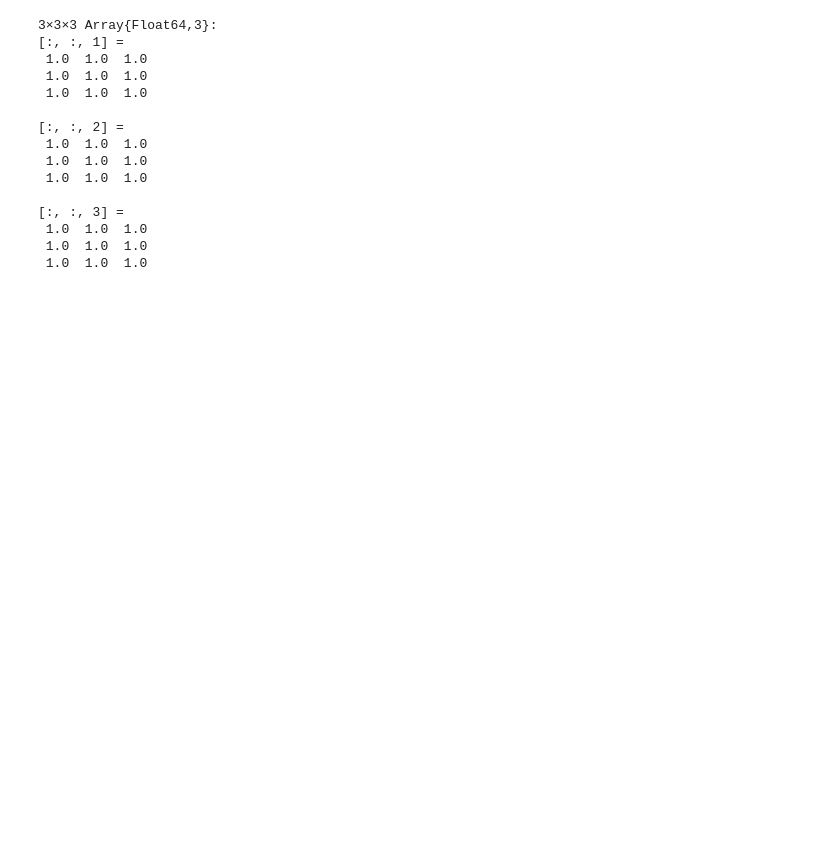
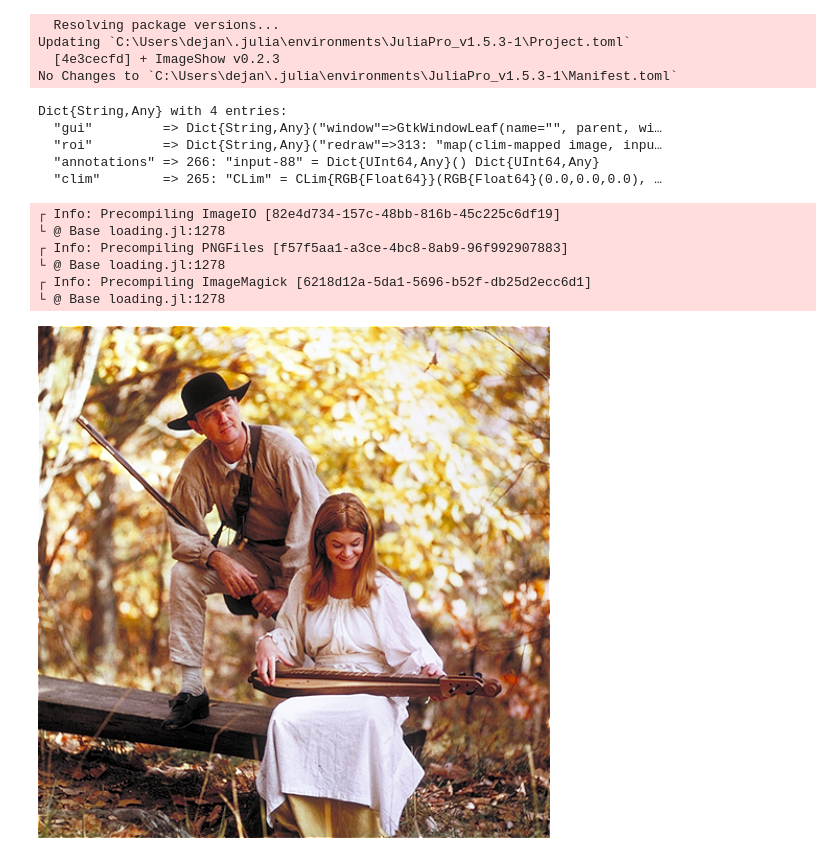
Before and after one commit to Dejan-Ilic/ComputerAlgebraJPEG, a Jupyter notebook: Julia/JPEG.ipynb, the cells around one changed output. Drawn from its saved outputs; the diff is of its cells as text; code cells hidden in the pictures; blank space fills up the shorter version.

Commit message:
Rescaled image in MATLAB to [0,255], finally got imshow working in Julia

```diff
--- a/Julia/JPEG.ipynb
+++ b/Julia/JPEG.ipynb
@@ -210,29 +209,18 @@ df = floor.(decode_channel(dF).+0.5)
 #vermelden.
 
 heatmap(f-df, color = :cividis)
-# %%
-T = ones(3,3)
-A = cat(T, T, T, dims=3)
-# %% [output]
-3×3×3 Array{Float64,3}:
-[:, :, 1] =
- 1.0  1.0  1.0
- 1.0  1.0  1.0
- 1.0  1.0  1.0
-
-[:, :, 2] =
- 1.0  1.0  1.0
- 1.0  1.0  1.0
- 1.0  1.0  1.0
-
-[:, :, 3] =
- 1.0  1.0  1.0
- 1.0  1.0  1.0
- 1.0  1.0  1.0
+# %%
+Pkg.add("ImageShow")
+# %% [output]
+  Resolving package versions...
+Updating `C:\Users\dejan\.julia\environments\JuliaPro_v1.5.3-1\Project.toml`
+  [4e3cecfd] + ImageShow v0.2.3
+No Changes to `C:\Users\dejan\.julia\environments\JuliaPro_v1.5.3-1\Manifest.toml`
 # %%
 #frequency_image
 #dit scriptje visualiseert de verschillende frequenties die JPEG compressie
 #gebruikt
+using Images;
 
 c = 1016;
 T = ones(8*8 + 7, 8*8 + 7)*(-1);
@@ -241,22 +229,48 @@ F = zeros(8, 8);
 for i=1:8
     for j=1:8
         F[i,j] = c;
-        df = (floor.(decode_channel(F) .+ 0.5));
+        df = floor.(decode_channel(F));
         F[i,j] = 0;
 
         i1 = 1 + (i-1)*9;
         j1 = 1 + (j-1)*9;
-        T[i1:(i1+7), j1:(j1+7)] = df;
+
+        dfmax = maximum(maximum(df))
+        dfmin = minimum(minimum(df))
+
+        T[i1:(i1+7), j1:(j1+7)] = floor.( (df .- dfmin) / (dfmax - dfmin) * 255 .+ 0.5)
     end
 end
 
 #T = imresize(T, 12, 'nearest');
+T[1:8, 1:8] .= 255; #anders is de bovenste tegel zwart.
 
 Tr = deepcopy(T);
 Tr[Tr .== -1] .= 255;
 T[T .== -1] .= 0;
 
-imshow(cat(Tr, T, T, dims=3))
+T = T / 255
+Tr = Tr / 255
+
+
+imshow(RGB.(Tr, T, T))
+#cat(Tr, T, T, dims=3)
+# %% [output]
+Dict{String,Any} with 4 entries:
+  "gui"         => Dict{String,Any}("window"=>GtkWindowLeaf(name="", parent, wi…
+  "roi"         => Dict{String,Any}("redraw"=>313: "map(clim-mapped image, inpu…
+  "annotations" => 266: "input-88" = Dict{UInt64,Any}() Dict{UInt64,Any}
+  "clim"        => 265: "CLim" = CLim{RGB{Float64}}(RGB{Float64}(0.0,0.0,0.0), …
+# %%
+load("../couple.png")
+# %% [output]
+┌ Info: Precompiling ImageIO [82e4d734-157c-48bb-816b-45c225c6df19]
+└ @ Base loading.jl:1278
+┌ Info: Precompiling PNGFiles [f57f5aa1-a3ce-4bc8-8ab9-96f992907883]
+└ @ Base loading.jl:1278
+┌ Info: Precompiling ImageMagick [6218d12a-5da1-5696-b52f-db25d2ecc6d1]
+└ @ Base loading.jl:1278
+[figure, added]
 # %%
 #image decomposition
 #deze code:
```
Also changed, not shown: parts of 4 cells of this notebook, 1 other file.
